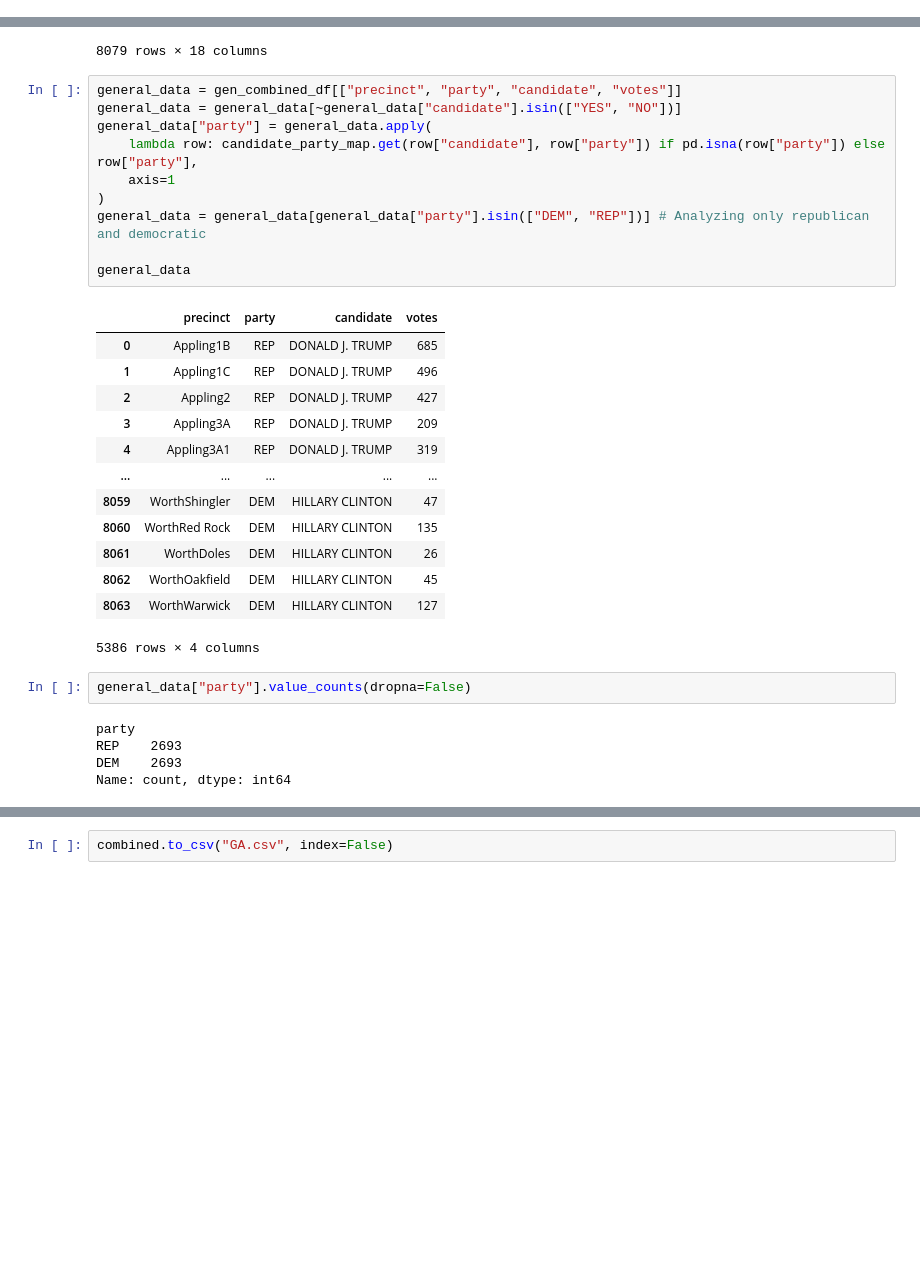
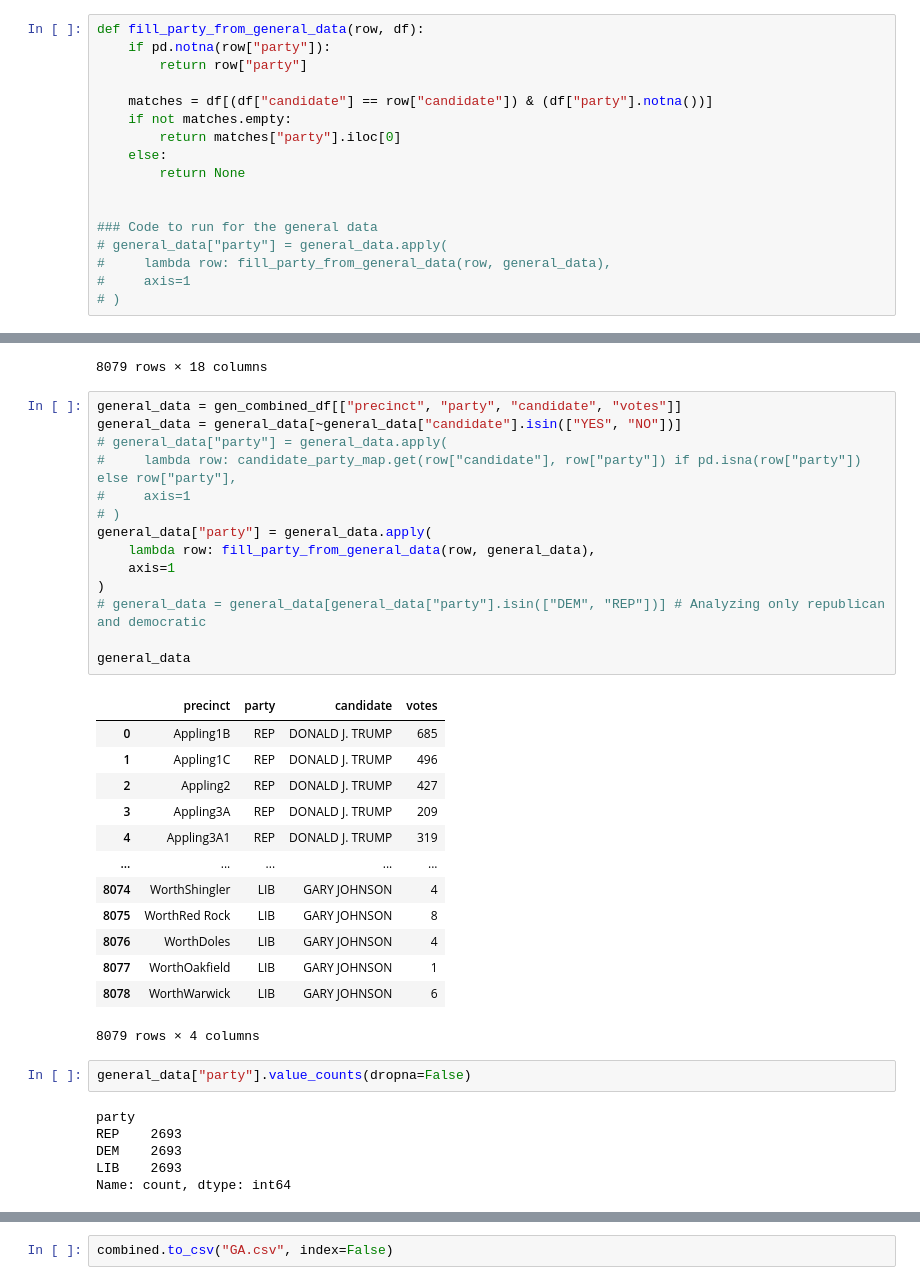
Before and after one commit to Hp0511/VoterTurnout, a Jupyter notebook: data_cleaning/GA_cleaning.ipynb, the cells around one changed output, grey strips where cells are left out. Cells and saved outputs as stored; diff of their text form; blank space fills up the shorter version.

```diff
--- a/data_cleaning/GA_cleaning.ipynb
+++ b/data_cleaning/GA_cleaning.ipynb
@@ -158,3 +166,20 @@ primary_result
+# %%
+def fill_party_from_general_data(row, df):
+    if pd.notna(row["party"]):
+        return row["party"]
+
+    matches = df[(df["candidate"] == row["candidate"]) & (df["party"].notna())]
+    if not matches.empty:
+        return matches["party"].iloc[0]
+    else:
+        return None
+
+
+### Code to run for the general data
+# general_data["party"] = general_data.apply(
+#     lambda row: fill_party_from_general_data(row, general_data),
+#     axis=1
+# )
 # %%
 # Process general files
 gen_df_list = []
@@ -197,33 +222,38 @@ gen_combined_df
 # %%
 general_data = gen_combined_df[["precinct", "party", "candidate", "votes"]]
 general_data = general_data[~general_data["candidate"].isin(["YES", "NO"])]
+# general_data["party"] = general_data.apply(
+#     lambda row: candidate_party_map.get(row["candidate"], row["party"]) if pd.isna(row["party"]) else row["party"],
+#     axis=1
+# )
 general_data["party"] = general_data.apply(
-    lambda row: candidate_party_map.get(row["candidate"], row["party"]) if pd.isna(row["party"]) else row["party"],
+    lambda row: fill_party_from_general_data(row, general_data),
     axis=1
 )
-general_data = general_data[general_data["party"].isin(["DEM", "REP"])] # Analyzing only republican and democratic
+# general_data = general_data[general_data["party"].isin(["DEM", "REP"])] # Analyzing only republican and democratic
 
 general_data
 # %% [output]
 |  | precinct | party | candidate | votes |
 | 0 | Appling1B | REP | DONALD J. TRUMP | 685 |
 | 1 | Appling1C | REP | DONALD J. TRUMP | 496 |
 | 2 | Appling2 | REP | DONALD J. TRUMP | 427 |
 | 3 | Appling3A | REP | DONALD J. TRUMP | 209 |
 | 4 | Appling3A1 | REP | DONALD J. TRUMP | 319 |
 | ... | ... | ... | ... | ... |
-| 8059 | WorthShingler | DEM | HILLARY CLINTON | 47 |
-| 8060 | WorthRed Rock | DEM | HILLARY CLINTON | 135 |
-| 8061 | WorthDoles | DEM | HILLARY CLINTON | 26 |
-| 8062 | WorthOakfield | DEM | HILLARY CLINTON | 45 |
-| 8063 | WorthWarwick | DEM | HILLARY CLINTON | 127 |
+| 8074 | WorthShingler | LIB | GARY JOHNSON | 4 |
+| 8075 | WorthRed Rock | LIB | GARY JOHNSON | 8 |
+| 8076 | WorthDoles | LIB | GARY JOHNSON | 4 |
+| 8077 | WorthOakfield | LIB | GARY JOHNSON | 1 |
+| 8078 | WorthWarwick | LIB | GARY JOHNSON | 6 |
-5386 rows × 4 columns
+8079 rows × 4 columns
 # %%
 general_data["party"].value_counts(dropna=False)
 # %% [output]
 party
 REP    2693
 DEM    2693
+LIB    2693
 Name: count, dtype: int64
 # %%
 general_data
```
Also changed, not shown: parts of 7 cells of this notebook, 1 other file.
